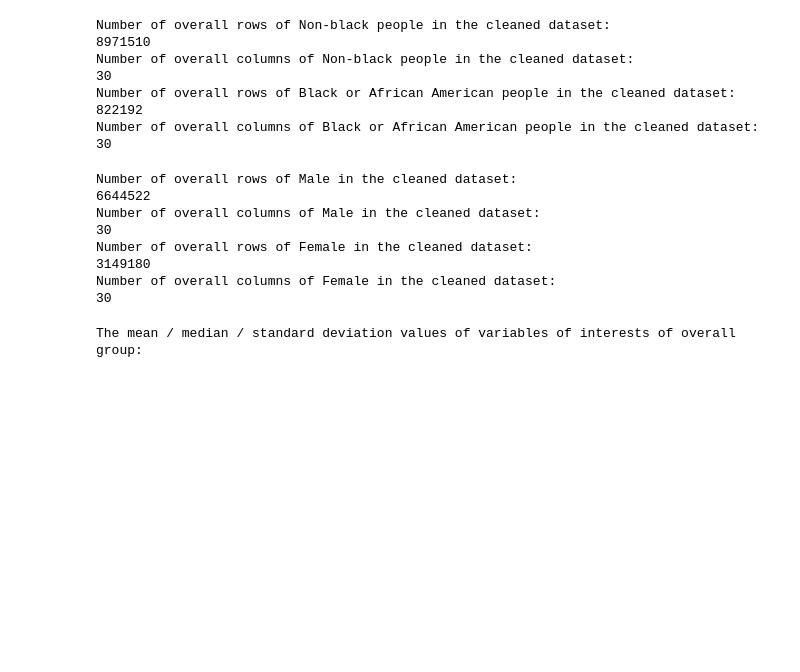
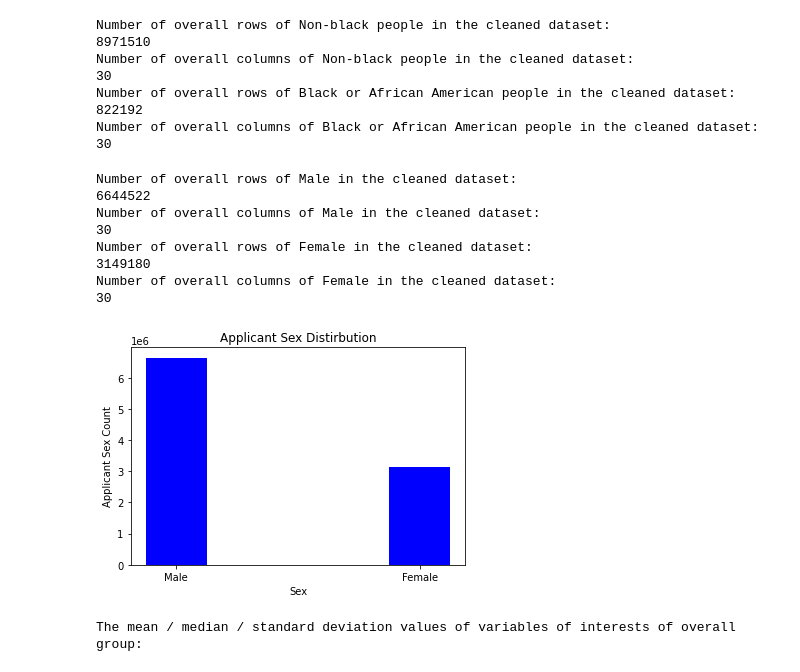
Before and after one commit to AtulyaL/INFO4390_Project, a Jupyter notebook: Phase 2.ipynb, the cells around one changed output. Saved outputs shown, nothing was run; the diff lists cells and outputs as text; code cells hidden in the pictures; blank space fills up the shorter version.

Commit message:
Edited part 3 and made another plot

```diff
--- a/Phase 2.ipynb
+++ b/Phase 2.ipynb
@@ -156,3 +158,12 @@ Number of overall columns of Female in the cleaned dataset:
+# %%
+plt.title('Applicant Sex Distirbution')
+plt.xlabel('Sex')
+plt.ylabel('Applicant Sex Count')
+plt.hist(df_cleaned[(df_cleaned['applicant_sex'] == 1) | (df_cleaned['applicant_sex'] == 2)]['applicant_sex'], color = 'blue', bins = 5)
+plt.xticks([1.1,1.9], ['Male','Female'])
+plt.show()
+# %% [output]
+[figure, added]
 # %%
 # Outcome variables of Main Interests
 print('The mean / median / standard deviation values of variables of interests of overall group:')
```
Also changed, not shown: parts of 4 cells of this notebook.
